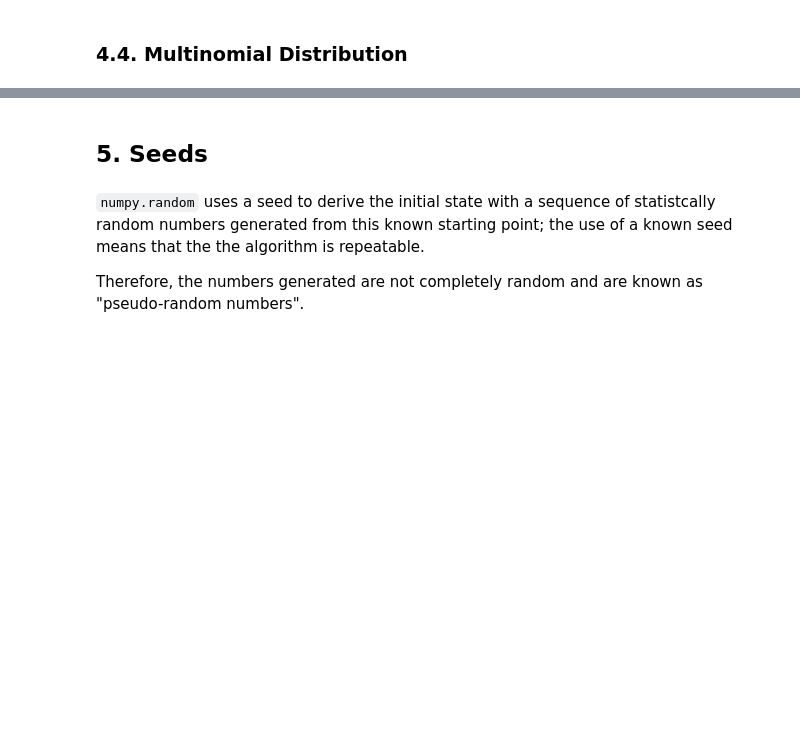
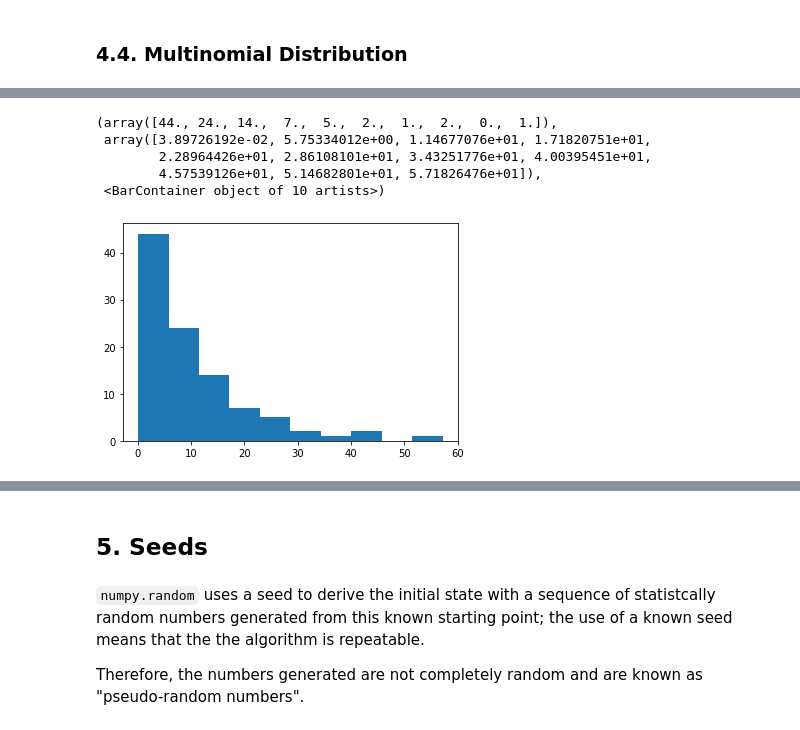
Before and after one commit to AndyWalker81/ProgrammingForDataAnalysis_Assessment, a Jupyter notebook: numpy-random.ipynb, the cells around one changed output, grey strips where cells are left out. Cells and saved outputs as stored; diff of their text form; code cells hidden in the pictures; blank space fills up the shorter version.

```diff
--- a/numpy-random.ipynb
+++ b/numpy-random.ipynb
@@ -1023,0 +1077,3 @@ np.mean(x)
+# %%
+x = rng.exponential(10, 100)
+x
@@ -1023,0 +1098,9 @@ np.mean(x)
+# %%
+plt.hist(x)
+# %% [output]
+(array([44., 24., 14.,  7.,  5.,  2.,  1.,  2.,  0.,  1.]),
+ array([3.89726192e-02, 5.75334012e+00, 1.14677076e+01, 1.71820751e+01,
+        2.28964426e+01, 2.86108101e+01, 3.43251776e+01, 4.00395451e+01,
+        4.57539126e+01, 5.14682801e+01, 5.71826476e+01]),
+ <BarContainer object of 10 artists>)
+[figure, added]
```
Also changed, not shown: parts of 74 cells of this notebook.
